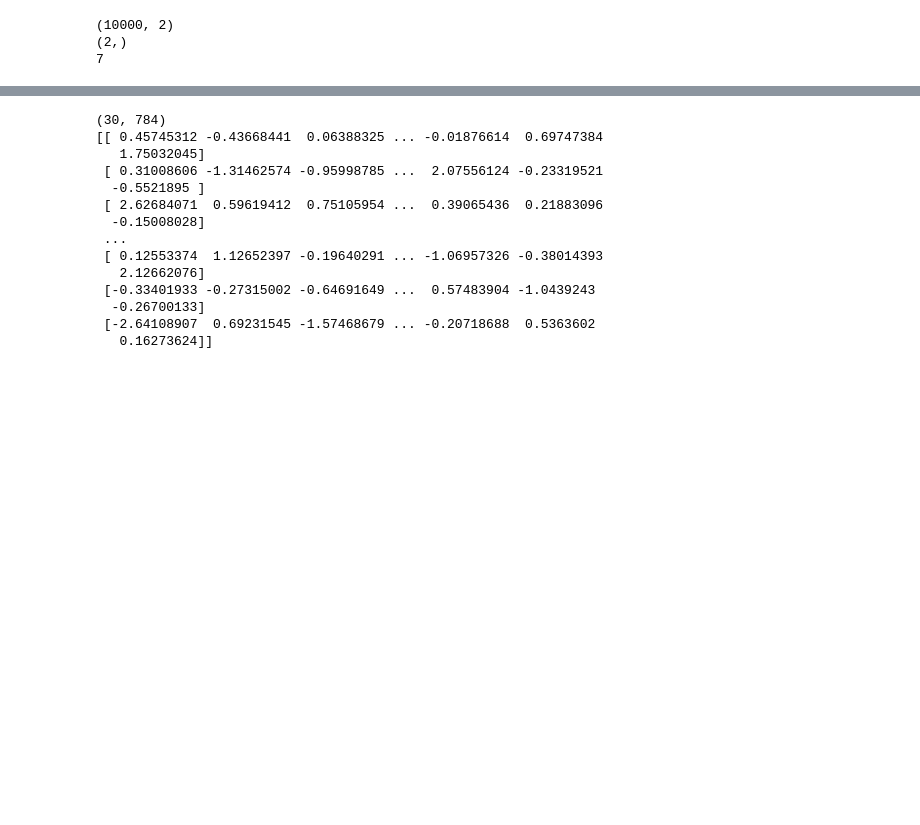
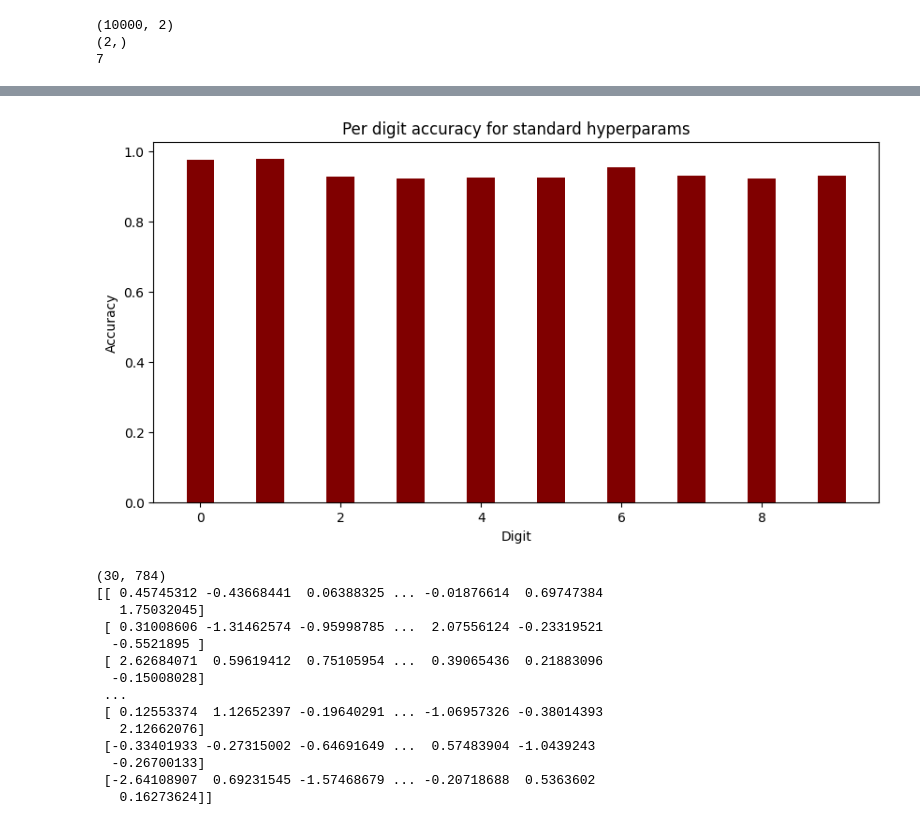
Before and after one commit to wjohnson7/WJcosc470s24, a Jupyter notebook: examplecode/FastNeuralNetwork_sol.ipynb, the cells around one changed output, grey strips where cells are left out. Cells and saved outputs as stored; diff of their text form; code cells hidden in the pictures; blank space fills up the shorter version.

```diff
--- a/examplecode/FastNeuralNetwork_sol.ipynb
+++ b/examplecode/FastNeuralNetwork_sol.ipynb
@@ -26,6 +32,7 @@ import network
 import mnist_loader
 training_data, validation_data, test_data = mnist_loader.load_data_wrapper()
 training_data = list(training_data)
+test_data = list(test_data)
 # %%
 import numpy as np
 print(np.shape(training_data))
@@ -126,0 +138,24 @@ Epoch 4 complete
+# %%
+import numpy as np
+a = net.feedforward(test_data[2][0])
+print(a)
+print(np.argmax(a))
+print(test_data[2][1])
+
+# per digit accuracies
+# loop through the test data again
+# calculate how many of each digit was classified correctly
+
+correct_counts = [0 for _ in range(10)]
+digit_counts = [0 for _ in range(10)]
+
+for (x, y) in test_data:
+  a = np.argmax(net.feedforward(x))
+  if a == y:
+    correct_counts[y] += 1
+  digit_counts[y] += 1
+
+print(correct_counts)
+print(digit_counts)
+accuracies = [correct_counts[i]/digit_counts[i] for i in range(10)]
+print(accuracies)
@@ -127,3 +178,15 @@ Epoch 4 complete
+# %%
+import matplotlib.pyplot as plt
+fig = plt.figure(figsize = (10, 5))
+ # creating the bar plot
+plt.bar(range(0,10), accuracies, color ='maroon',
+        width = 0.4)
+plt.xlabel("Digit")
+plt.ylabel("Accuracy")
+plt.title("Per digit accuracy for standard hyperparams")
+plt.show()
+# %% [output]
+[figure, added]
 # %%
 print(np.shape(net.weights[0]))
 print(net.weights[0])
```
Also changed, not shown: parts of 6 cells of this notebook.
